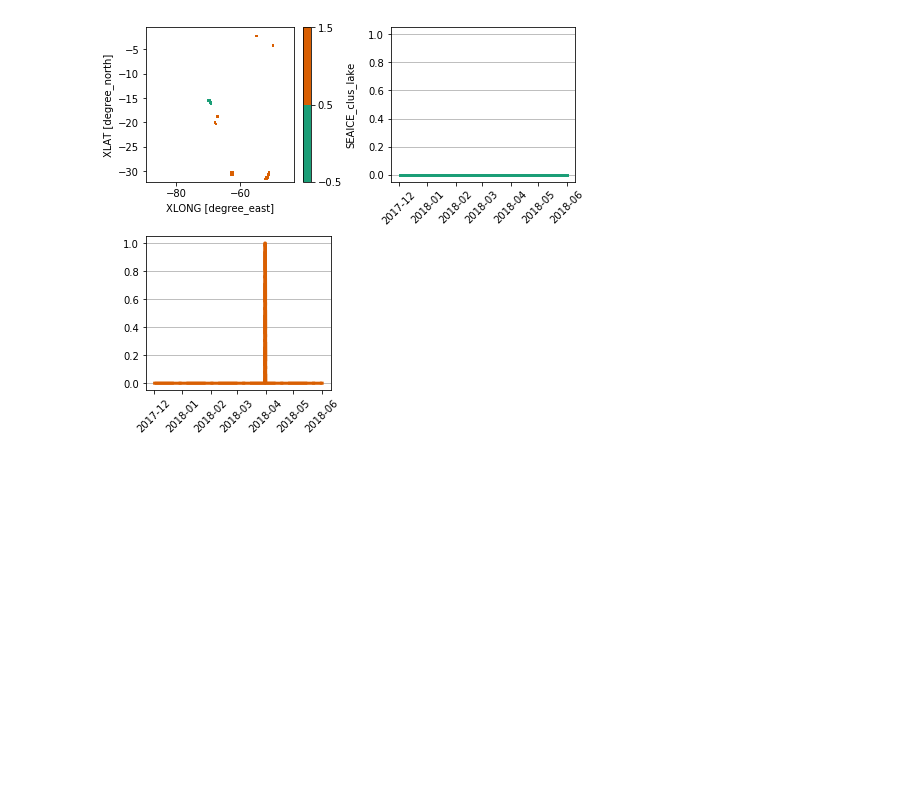
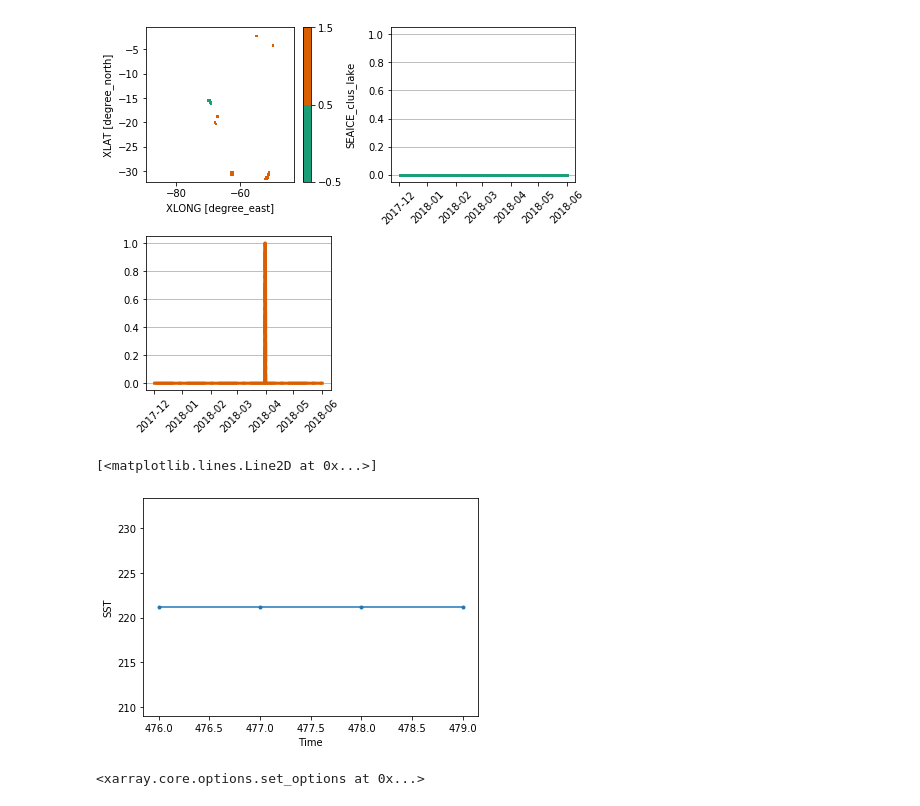
Before and after one commit to daliagachc/wrf_management, a Jupyter notebook: wrf_management/notebooks/big_run_input_check/check_lowinp.ipynb, the cells around one changed output. Drawn from its saved outputs; the diff is of its cells as text; code cells hidden in the pictures; blank space fills up the shorter version.

```diff
--- a/wrf_management/notebooks/big_run_input_check/check_lowinp.ipynb
+++ b/wrf_management/notebooks/big_run_input_check/check_lowinp.ipynb
@@ -80,3 +80,10 @@ cols = 2
 plot_clus_sig(x1,p,p_c,nc,cols=2)
 # %% [output]
 [figure]
+# %%
+xaIce = xa.where(xa.SEAICE==1)
+# %%
+xaIce.SST.mean(dim=['west_east','south_north']).plot(marker='.')
+# %% [output]
+[<matplotlib.lines.Line2D at 0x...>]
+[figure, added]
@@ -82,0 +92,4 @@ plot_clus_sig(x1,p,p_c,nc,cols=2)
+# %%
+xr.set_options(keep_attrs=True)
+# %% [output]
+<xarray.core.options.set_options at 0x...>
```
Also changed, not shown: parts of 18 cells of this notebook, 14 other files.
